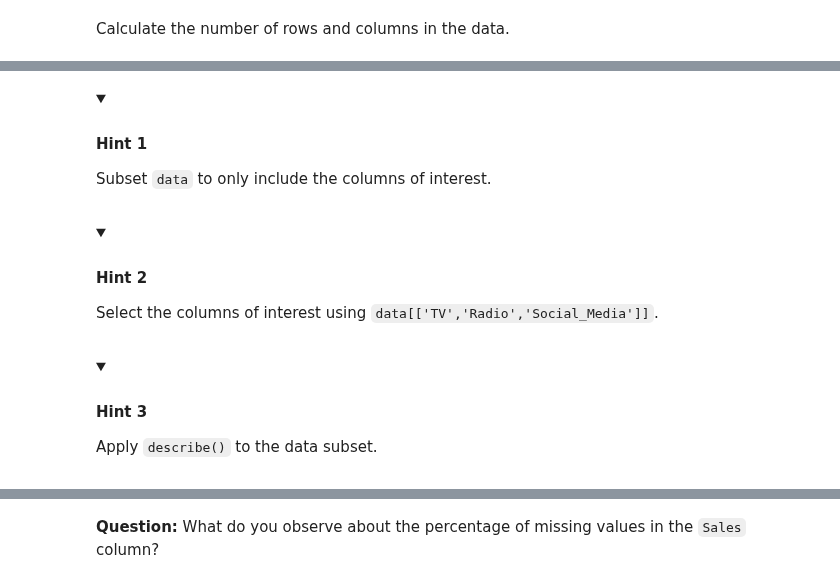
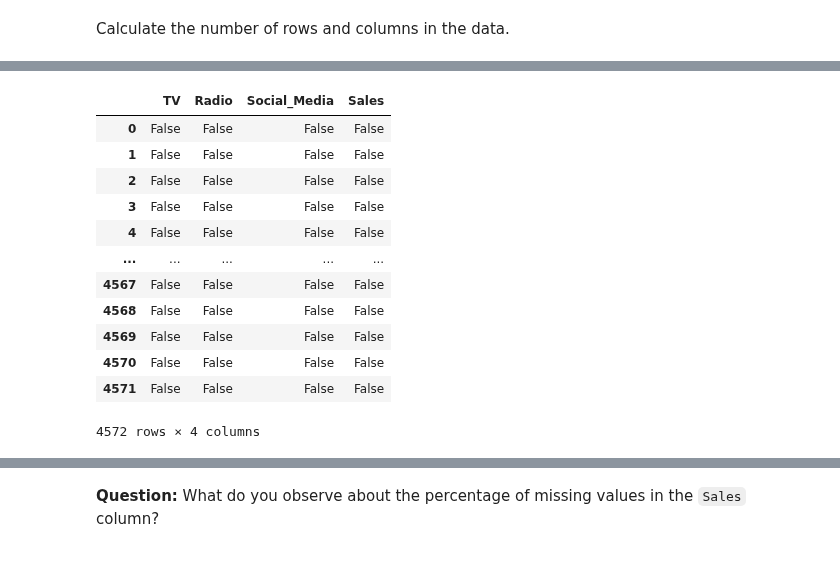
Before and after one commit to dyyland23-glitch/Marketing_Evaluate_simple_and_multiple_regression, a Jupyter notebook: Activity_Evaluate simple linear regression.ipynb, the cells around one changed output, grey strips where cells are left out. Drawn from its saved outputs; the diff is of its cells as text; code cells hidden in the pictures; folded sections open.

```diff
--- a/Activity_Evaluate simple linear regression.ipynb
+++ b/Activity_Evaluate simple linear regression.ipynb
@@ -123,21 +120,16 @@ There are three continuous independent variables: `TV`, `Radio`, and `Social_Med
-# %% [markdown]
-<details>
-<summary><h4><strong>Hint 1</strong></h4></summary>
-
-Subset `data` to only include the columns of interest.
-
-</details>
-# %% [markdown]
-<details>
-<summary><h4><strong>Hint 2</strong></h4></summary>
-
-Select the columns of interest using `data[['TV','Radio','Social_Media']]`.
-
-</details>
-# %% [markdown]
-<details>
-<summary><h4><strong>Hint 3</strong></h4></summary>
-
-Apply `describe()` to the data subset.
-
-</details>
+# %%
+data.isna()
+# %% [output]
+|  | TV | Radio | Social_Media | Sales |
+| 0 | False | False | False | False |
+| 1 | False | False | False | False |
+| 2 | False | False | False | False |
+| 3 | False | False | False | False |
+| 4 | False | False | False | False |
+| ... | ... | ... | ... | ... |
+| 4567 | False | False | False | False |
+| 4568 | False | False | False | False |
+| 4569 | False | False | False | False |
+| 4570 | False | False | False | False |
+| 4571 | False | False | False | False |
+4572 rows × 4 columns
```
Also changed, not shown: parts of 22 cells of this notebook.
